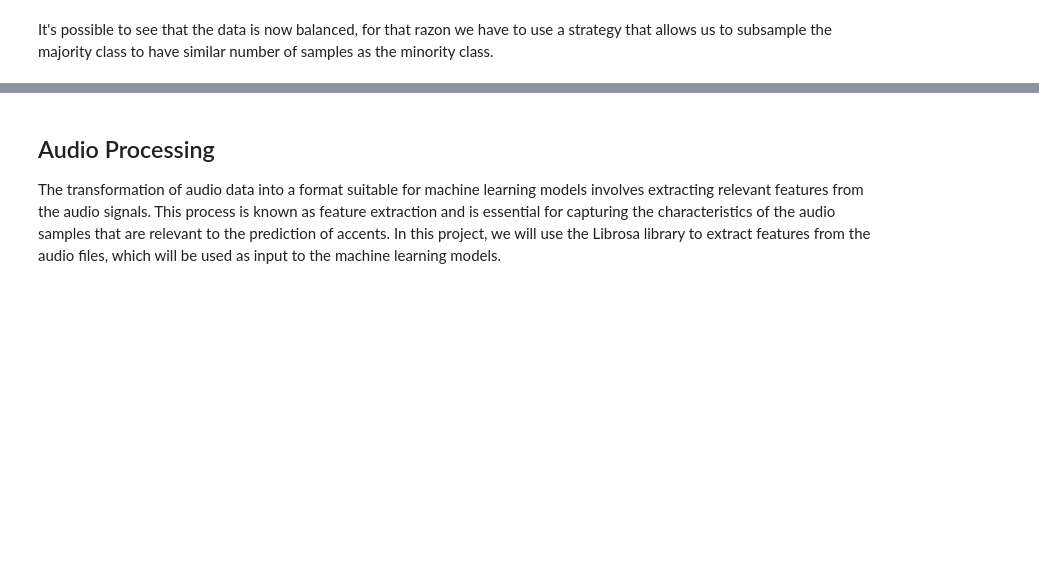
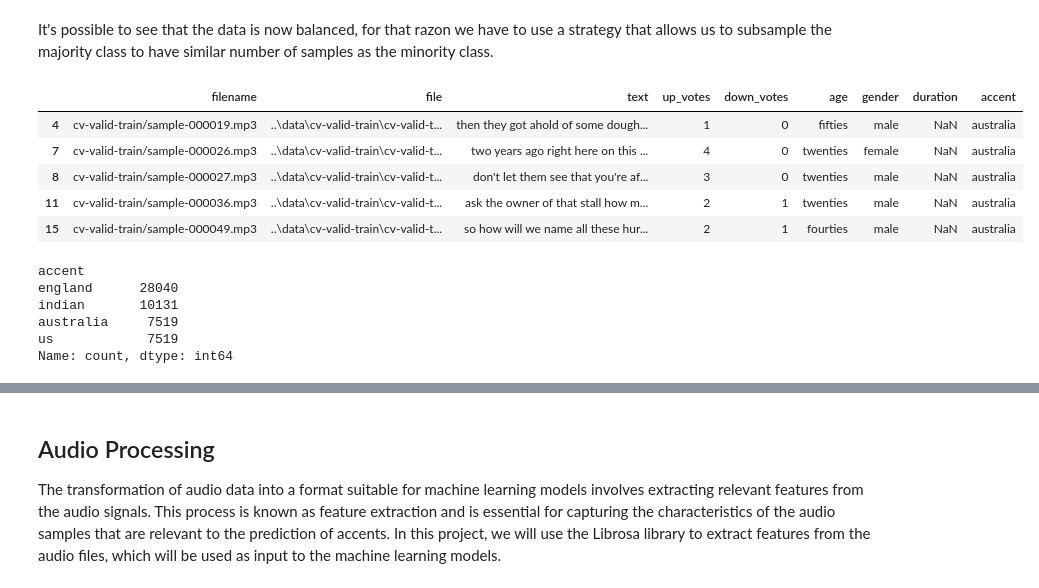
Before and after one commit to CristianPerafan/ArtificialIntelligenceProject, a Jupyter notebook: Delivery2/ExploratoryDataAnalysis2.ipynb, the cells around one changed output, grey strips where cells are left out. Saved outputs shown, nothing was run; the diff lists cells and outputs as text; code cells hidden in the pictures; blank space fills up the shorter version.

```diff
--- a/Delivery2/ExploratoryDataAnalysis2.ipynb
+++ b/Delivery2/ExploratoryDataAnalysis2.ipynb
@@ -258,4 +258,22 @@ plt.show()
 [figure]
 # %% [markdown]
 It's possible to see that the data is now balanced, for that razon we have to use a strategy that allows us to subsample the majority class to have similar number of samples as the minority class.
+# %%
+df.head()
+# %% [output]
+|  | filename | file | text | up_votes | down_votes | age | gender | duration | accent |
+| 4 | cv-valid-train/sample-000019.mp3 | ..\data\cv-valid-train\cv-valid-t... | then they got ahold of some dough... | 1 | 0 | fifties | male | NaN | australia |
+| 7 | cv-valid-train/sample-000026.mp3 | ..\data\cv-valid-train\cv-valid-t... | two years ago right here on this ... | 4 | 0 | twenties | female | NaN | australia |
+| 8 | cv-valid-train/sample-000027.mp3 | ..\data\cv-valid-train\cv-valid-t... | don't let them see that you're af... | 3 | 0 | twenties | male | NaN | australia |
+| 11 | cv-valid-train/sample-000036.mp3 | ..\data\cv-valid-train\cv-valid-t... | ask the owner of that stall how m... | 2 | 1 | twenties | male | NaN | australia |
+| 15 | cv-valid-train/sample-000049.mp3 | ..\data\cv-valid-train\cv-valid-t... | so how will we name all these hur... | 2 | 1 | fourties | male | NaN | australia |
+# %%
+df['accent'].value_counts()
+# %% [output]
+accent
+england      28040
+indian       10131
+australia     7519
+us            7519
+Name: count, dtype: int64
 # %%
```
Also changed, not shown: parts of 27 cells of this notebook, 2 other files.
